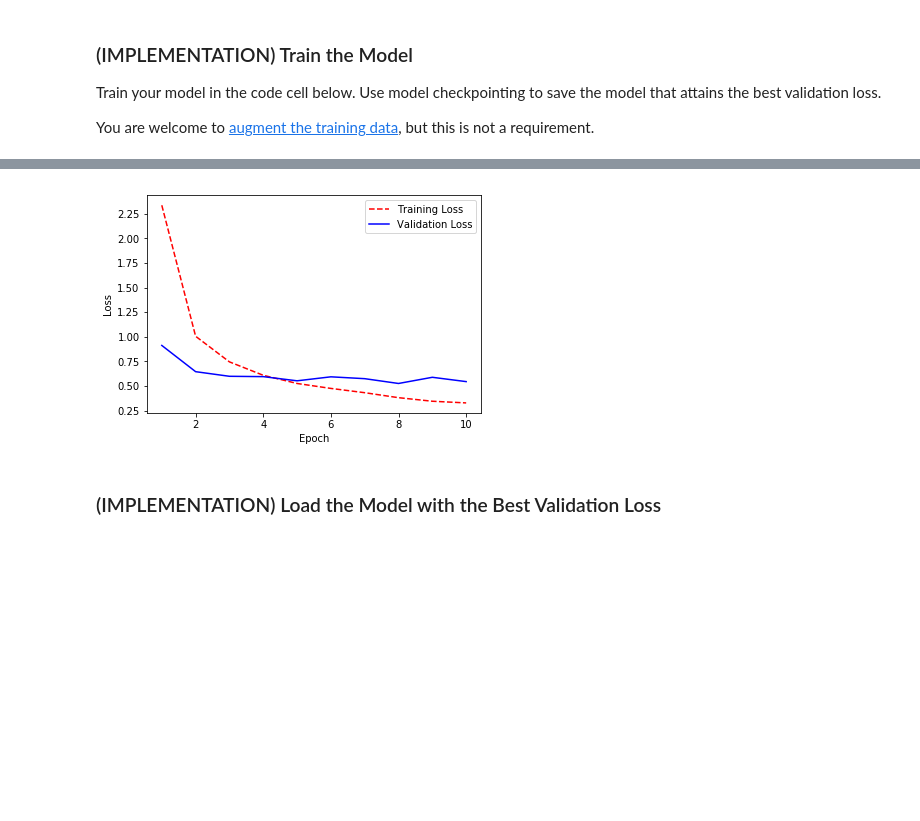
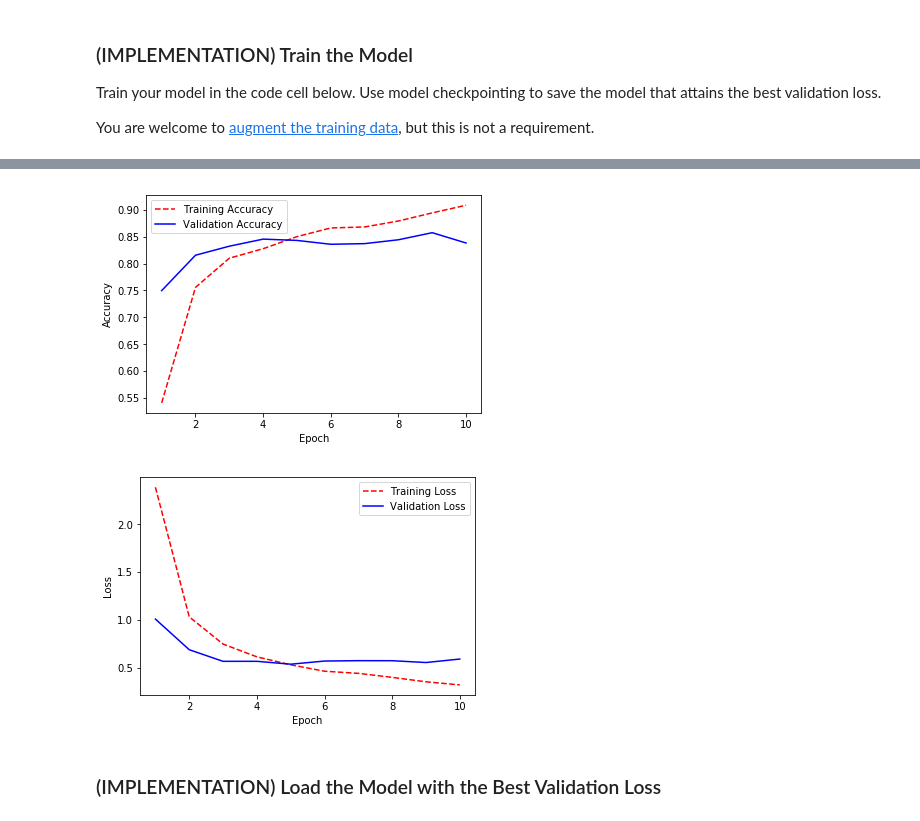
Before and after one commit to craig-martinson/dog-project, a Jupyter notebook: dog_app.ipynb, the cells around one changed output, grey strips where cells are left out. Cells and saved outputs as stored; diff of their text form; code cells hidden in the pictures; blank space fills up the shorter version.

```diff
--- a/dog_app.ipynb
+++ b/dog_app.ipynb
@@ -805,7 +810,9 @@ Epoch 10/10
-# %%
-utility.visualize_loss_history(InceptionV3_history)
-# %% [output]
-[figure, removed]
+# %%
+utility.plot_accuracy(InceptionV3_history)
+utility.plot_loss(InceptionV3_history)
+# %% [output]
+[figure, added]
+[figure, added]
 # %% [markdown]
 ### (IMPLEMENTATION) Load the Model with the Best Validation Loss
 # %%
```
Also changed, not shown: parts of 20 cells of this notebook, 1 other file.
